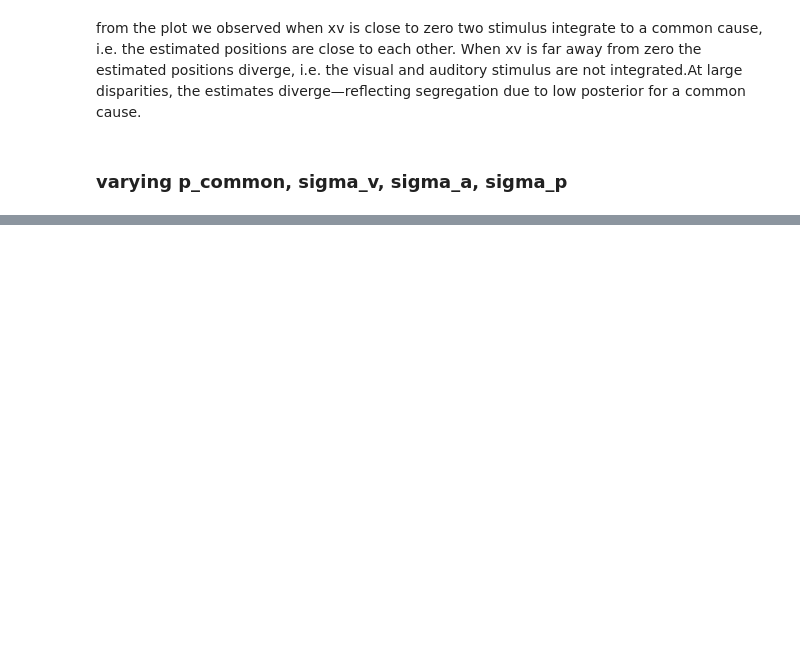
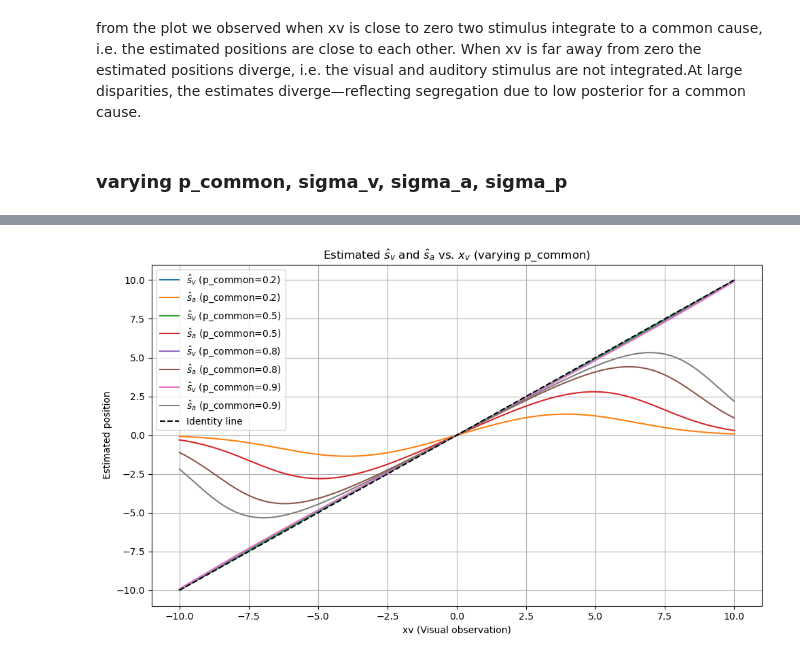
Before and after one commit to Anina2407/Causal-Inference-in-Multisensory-Perception, a Jupyter notebook: msi.ipynb, the cells around one changed output, grey strips where cells are left out. Cells and saved outputs as stored; diff of their text form; code cells hidden in the pictures; blank space fills up the shorter version.

```diff
--- a/msi.ipynb
+++ b/msi.ipynb
@@ -221,0 +261,8 @@ ValueError: x and y must have same first dimension, but have shapes (5,) and (2,
+# %%
+xv_vals = np.linspace(-10, 10, 200)
+p_common_values = [0.2, 0.5, 0.8, 0.9]
+
+plot_estimated_positions_combined(xv_vals, xa=0.0, param_name="p_common", param_values=p_common_values, sigma_v=0.6,
+                                  sigma_a=3.1, sigma_p=15.0, mu_p=0.0)
+# %% [output]
+[figure, added]
```
Also changed, not shown: parts of 7 cells of this notebook.
